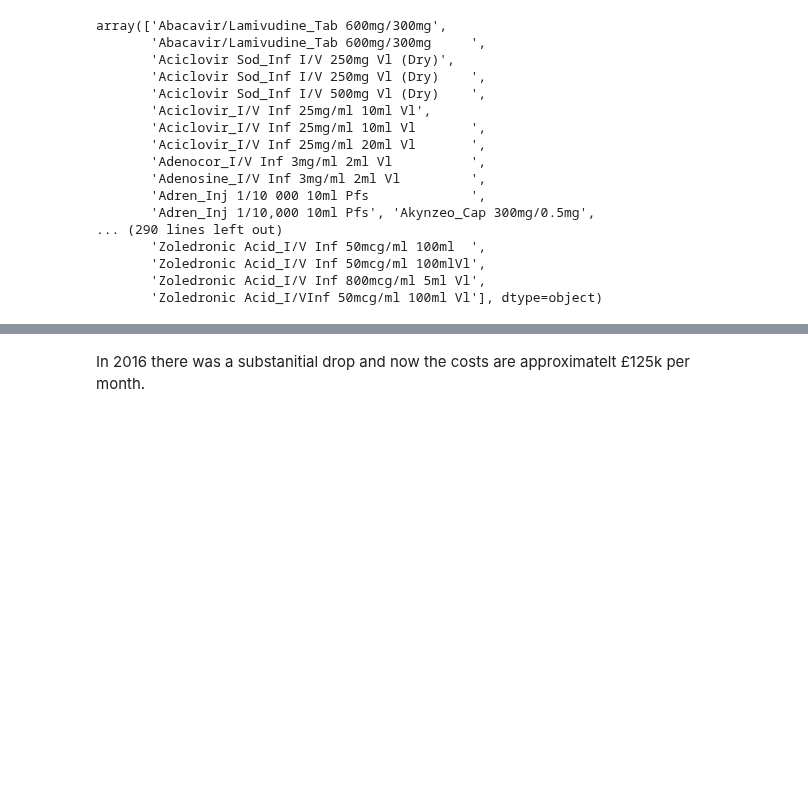
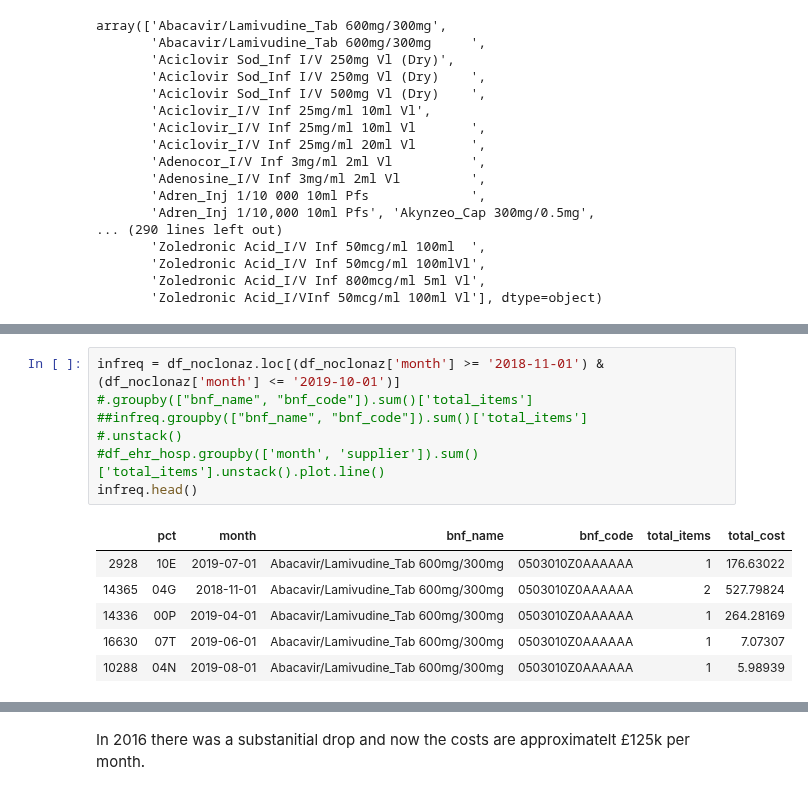
Before and after one commit to ebmdatalab/jupyter-notebooks, a Jupyter notebook: new_measures/Drafts/Hospital/Ver 2.ipynb, the cells around one changed output, grey strips where cells are left out. Cells and saved outputs as stored; diff of their text form; blank space fills up the shorter version.

```diff
--- a/new_measures/Drafts/Hospital/Ver 2.ipynb
+++ b/new_measures/Drafts/Hospital/Ver 2.ipynb
@@ -154,0 +158,14 @@ plt.ylim(0, )
+# %%
+infreq = df_noclonaz.loc[(df_noclonaz['month'] >= '2018-11-01') & (df_noclonaz['month'] <= '2019-10-01')]
+#.groupby(["bnf_name", "bnf_code"]).sum()['total_items']
+##infreq.groupby(["bnf_name", "bnf_code"]).sum()['total_items']
+#.unstack()
+#df_ehr_hosp.groupby(['month', 'supplier']).sum()['total_items'].unstack().plot.line()
+infreq.head()
+# %% [output]
+|  | pct | month | bnf_name | bnf_code | total_items | total_cost |
+| 2928 | 10E | 2019-07-01 | Abacavir/Lamivudine_Tab 600mg/300mg | 0503010Z0AAAAAA | 1 | 176.63022 |
+| 14365 | 04G | 2018-11-01 | Abacavir/Lamivudine_Tab 600mg/300mg | 0503010Z0AAAAAA | 2 | 527.79824 |
+| 14336 | 00P | 2019-04-01 | Abacavir/Lamivudine_Tab 600mg/300mg | 0503010Z0AAAAAA | 1 | 264.28169 |
+| 16630 | 07T | 2019-06-01 | Abacavir/Lamivudine_Tab 600mg/300mg | 0503010Z0AAAAAA | 1 | 7.07307 |
+| 10288 | 04N | 2019-08-01 | Abacavir/Lamivudine_Tab 600mg/300mg | 0503010Z0AAAAAA | 1 | 5.98939 |
```
Also changed, not shown: parts of 7 cells of this notebook, 1 other file.
